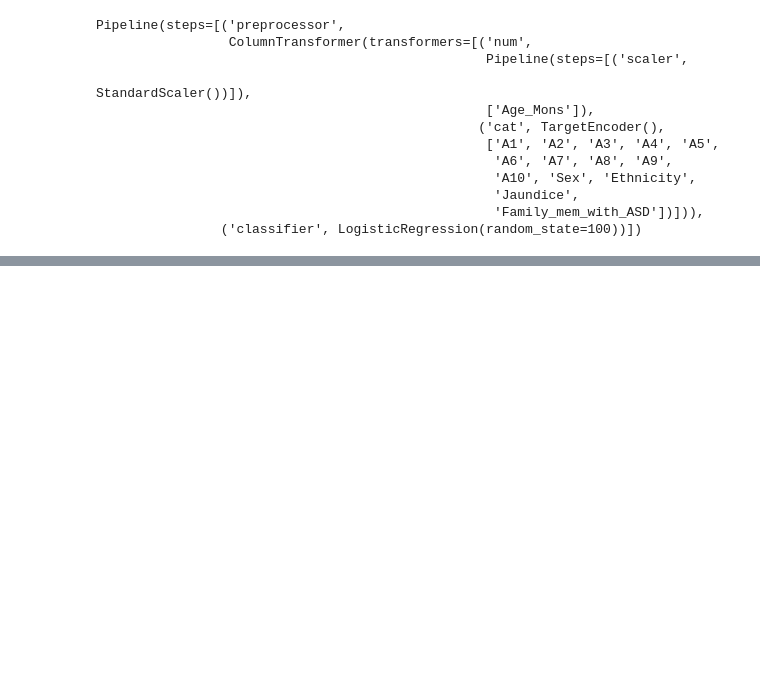
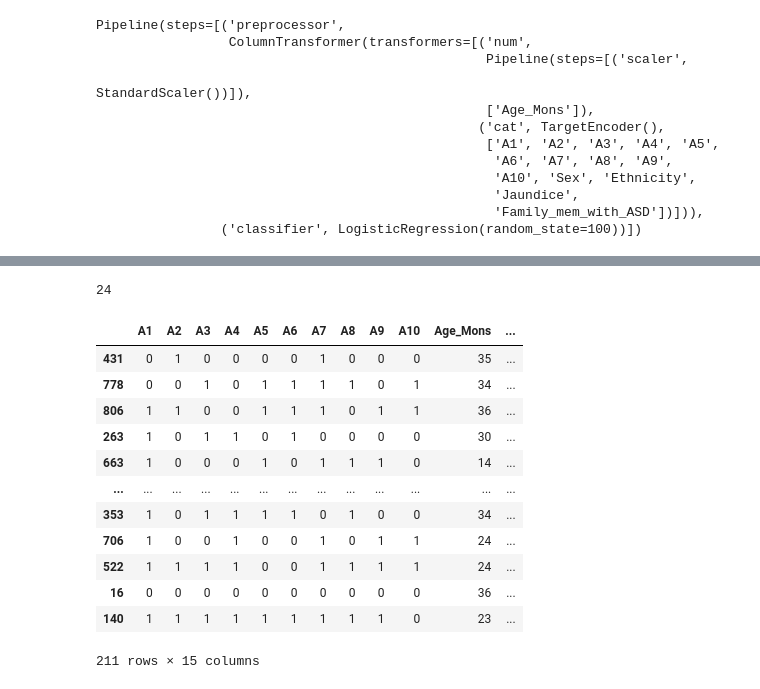
Before and after one commit to thisisSHAX/ML_Ops_Project-, a Jupyter notebook: Autism_Screening_Master.ipynb, the cells around one changed output, grey strips where cells are left out. Cells and saved outputs as stored; diff of their text form; code cells hidden in the pictures; blank space fills up the shorter version.

```diff
--- a/Autism_Screening_Master.ipynb
+++ b/Autism_Screening_Master.ipynb
@@ -621,0 +1116,20 @@ sns.barplot( data = filescompare_df,
+# %%
+len(num_features + new_cat_features)
+# %% [output]
+24
+# %%
+prod_X
+# %% [output]
+|  | A1 | A2 | A3 | A4 | A5 | A6 | A7 | A8 | A9 | A10 | Age_Mons | ... |
+| 431 | 0 | 1 | 0 | 0 | 0 | 0 | 1 | 0 | 0 | 0 | 35 | ... |
+| 778 | 0 | 0 | 1 | 0 | 1 | 1 | 1 | 1 | 0 | 1 | 34 | ... |
+| 806 | 1 | 1 | 0 | 0 | 1 | 1 | 1 | 0 | 1 | 1 | 36 | ... |
+| 263 | 1 | 0 | 1 | 1 | 0 | 1 | 0 | 0 | 0 | 0 | 30 | ... |
+| 663 | 1 | 0 | 0 | 0 | 1 | 0 | 1 | 1 | 1 | 0 | 14 | ... |
+| ... | ... | ... | ... | ... | ... | ... | ... | ... | ... | ... | ... | ... |
+| 353 | 1 | 0 | 1 | 1 | 1 | 1 | 0 | 1 | 0 | 0 | 34 | ... |
+| 706 | 1 | 0 | 0 | 1 | 0 | 0 | 1 | 0 | 1 | 1 | 24 | ... |
+| 522 | 1 | 1 | 1 | 1 | 0 | 0 | 1 | 1 | 1 | 1 | 24 | ... |
+| 16 | 0 | 0 | 0 | 0 | 0 | 0 | 0 | 0 | 0 | 0 | 36 | ... |
+| 140 | 1 | 1 | 1 | 1 | 1 | 1 | 1 | 1 | 1 | 0 | 23 | ... |
+211 rows × 15 columns
```
Also changed, not shown: parts of 110 cells of this notebook.
